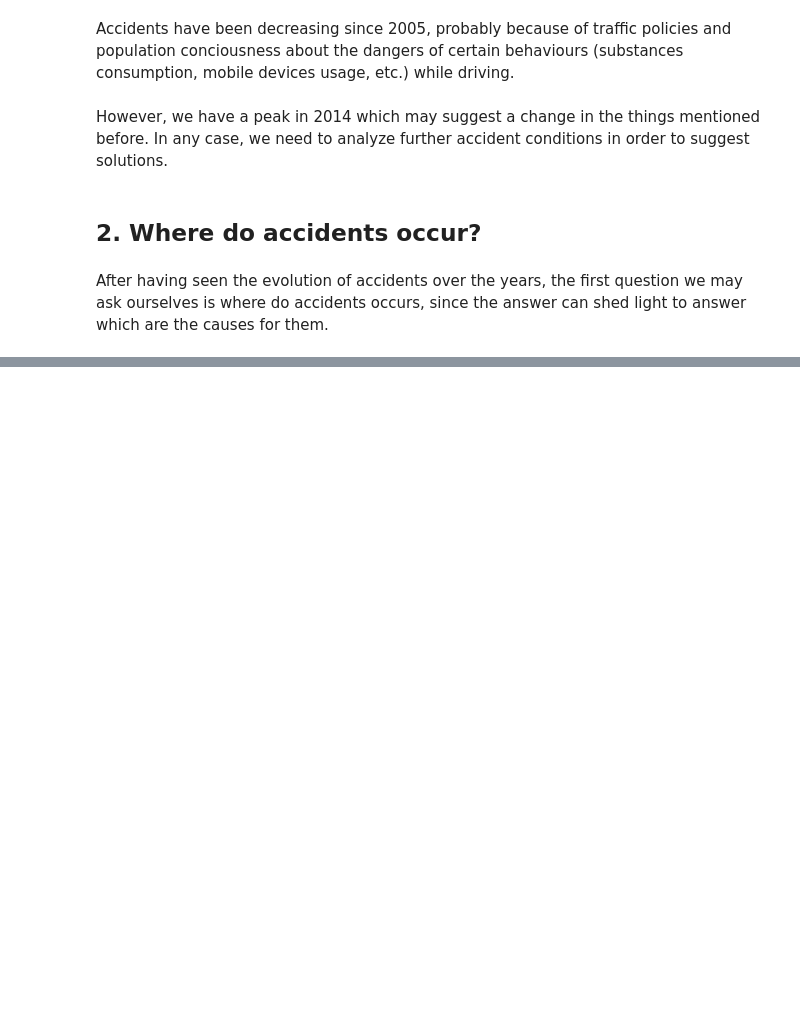
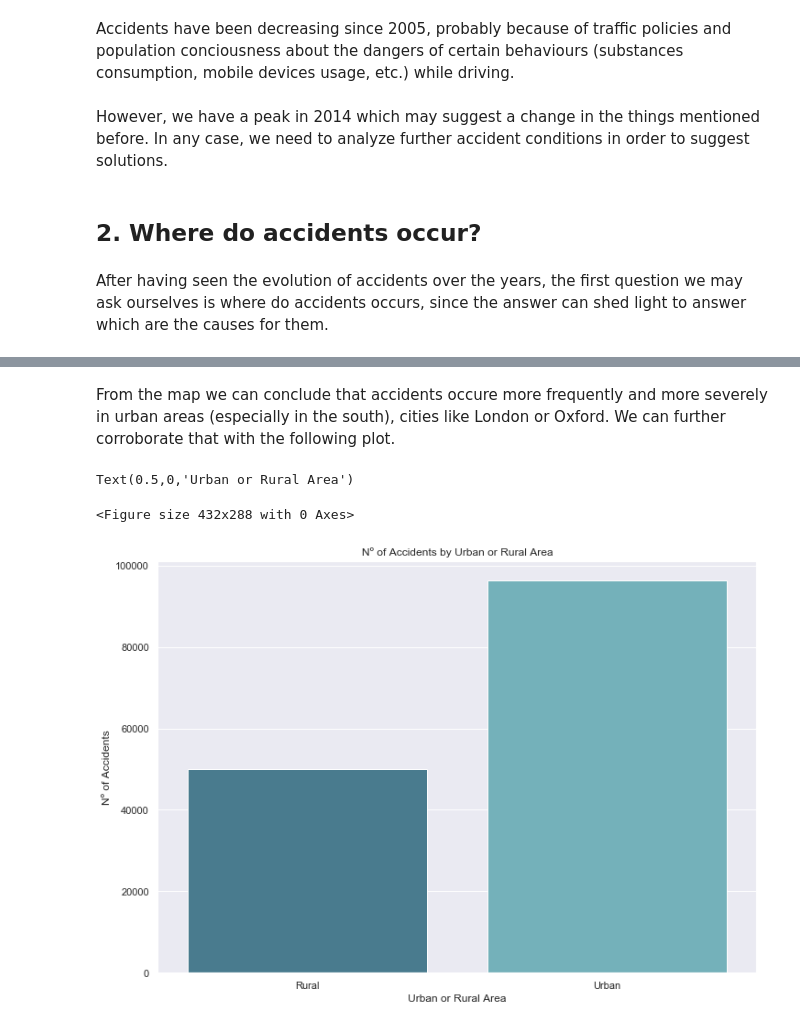
Before and after one commit to LeonardoAlcivar/assignment-computing-lab, a Jupyter notebook: Leonardo_Alcivat_Assigment1_Final.ipynb, the cells around one changed output, grey strips where cells are left out. Saved outputs shown, nothing was run; the diff lists cells and outputs as text; code cells hidden in the pictures; blank space fills up the shorter version.

```diff
--- a/Leonardo_Alcivat_Assigment1_Final.ipynb
+++ b/Leonardo_Alcivat_Assigment1_Final.ipynb
@@ -210,0 +302,15 @@ fig
+# %% [markdown]
+From the map we can conclude that accidents occure more frequently and more severely in urban areas (especially in the south), cities like London or Oxford. We can further corroborate that with the following plot.
+# %%
+plt.figure()
+plt.subplots(figsize=(11.7, 8.27))
+sns.barplot(data = accidents.groupby("Urban_or_Rural_Area").size().to_frame("size").reset_index(),
+            x = "Urban_or_Rural_Area", y = "size",
+            palette = "GnBu_d")
+plt.title("Nº of Accidents by Urban or Rural Area")
+plt.ylabel("Nº of Accidents")
+plt.xlabel("Urban or Rural Area")
+# %% [output]
+Text(0.5,0,'Urban or Rural Area')
+<Figure size 432x288 with 0 Axes>
+[figure, added]
```
Also changed, not shown: parts of 80 cells of this notebook.
